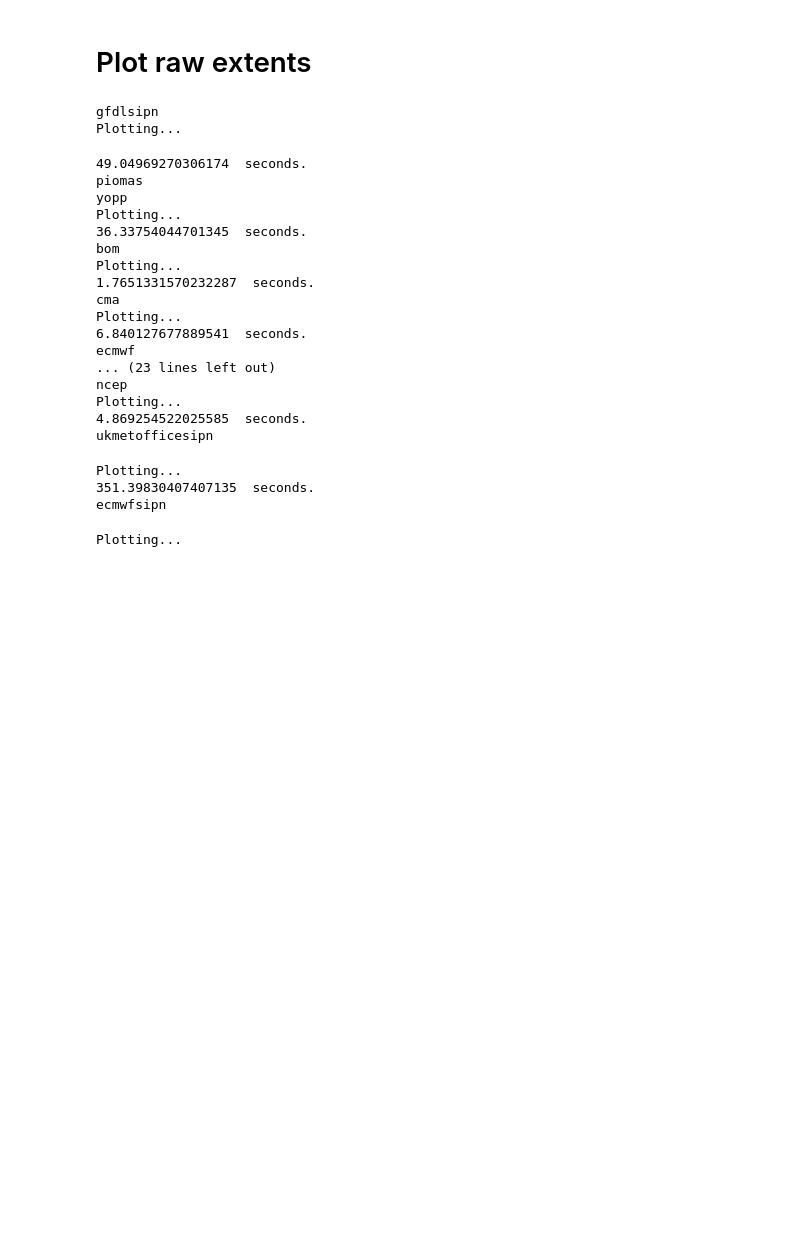
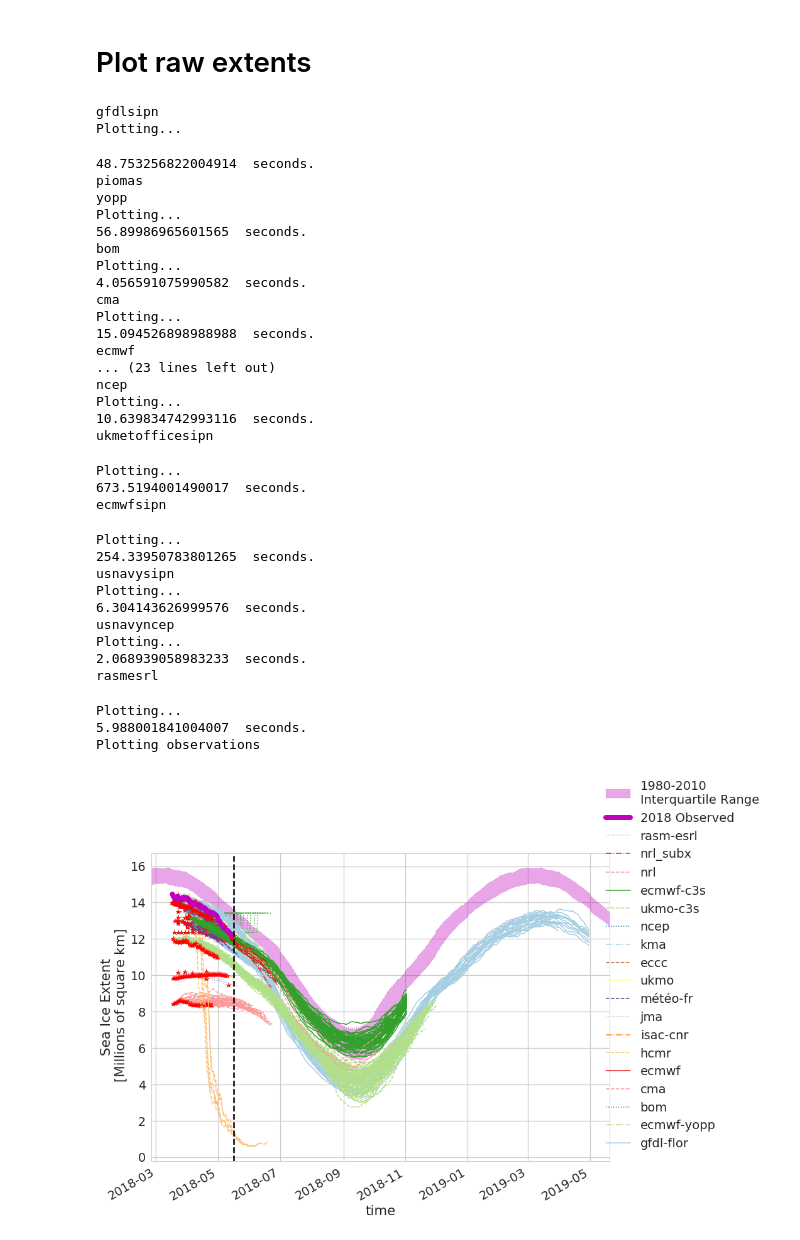
Before and after one commit to NicWayand/ESIO, a Jupyter notebook: notebooks/plot_Extent_Model_Obs.ipynb, the cells around one changed output. Cells and saved outputs as stored; diff of their text form; code cells hidden in the pictures; blank space fills up the shorter version.

```diff
--- a/notebooks/plot_Extent_Model_Obs.ipynb
+++ b/notebooks/plot_Extent_Model_Obs.ipynb
@@ -342,7 +345,7 @@ for cvar in variables:
 
     # Plot observations
     print('Plotting observations')
-    ds_obs.Extent.where(ds_obs.time>=np.datetime64(SD)).plot(ax=ax1, label=str(cdate.year)+' Observed', color='m', linewidth=8)
+    ds_obs.Extent.where(ds_obs.time>=np.datetime64(SD), drop=True).plot(ax=ax1, label=str(cdate.year)+' Observed', color='m', linewidth=8)
     ax1.set_ylabel('Sea Ice Extent\n [Millions of square km]')
     cxlims = ax1.get_xlim()
 
@@ -358,39 +361,51 @@ for cvar in variables:
     # Add legend (static)
     handles, labels = ax1.get_legend_handles_labels()
     ax1.legend(handles[::-1], labels[::-1], loc='lower right',bbox_to_anchor=(1.35, 0))
 
     f.autofmt_xdate()
     ax1.set_ylim(cylims)
     plt.subplots_adjust(right=.8)
 
     # Save to file
     f_out = os.path.join(fig_dir,'panArctic_'+metric1+'_'+runType+'_raw_all.png')
     f.savefig(f_out,bbox_inches='tight',dpi=200)
 #     mpld3.save_html(f, os.path.join(fig_dir,'panArctic_'+metric1+'_'+runType+'_raw_all.html'))
 # %% [output]
 gfdlsipn
 Plotting...
-49.04969270306174  seconds.
+48.753256822004914  seconds.
 piomas
 yopp
 Plotting...
-36.33754044701345  seconds.
+56.89986965601565  seconds.
 bom
 Plotting...
-1.7651331570232287  seconds.
+4.056591075990582  seconds.
 cma
 Plotting...
-6.840127677889541  seconds.
+15.094526898988988  seconds.
 ecmwf
 ... (23 lines left out)
 ncep
 Plotting...
-4.869254522025585  seconds.
+10.639834742993116  seconds.
 ukmetofficesipn
 Plotting...
-351.39830407407135  seconds.
+673.5194001490017  seconds.
 ecmwfsipn
 Plotting...
+254.33950783801265  seconds.
+usnavysipn
+Plotting...
+6.304143626999576  seconds.
+usnavyncep
+Plotting...
+2.068939058983233  seconds.
+rasmesrl
+Plotting...
+5.988001841004007  seconds.
+Plotting observations
+[figure, added]
 # %%
 # Testing memory usage
 
```
Also changed, not shown: parts of 2 cells of this notebook, 23 other files.
